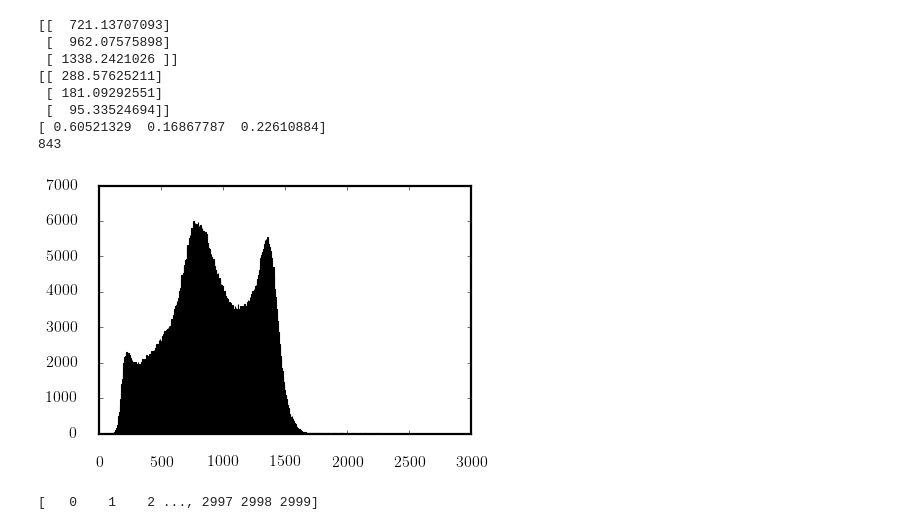
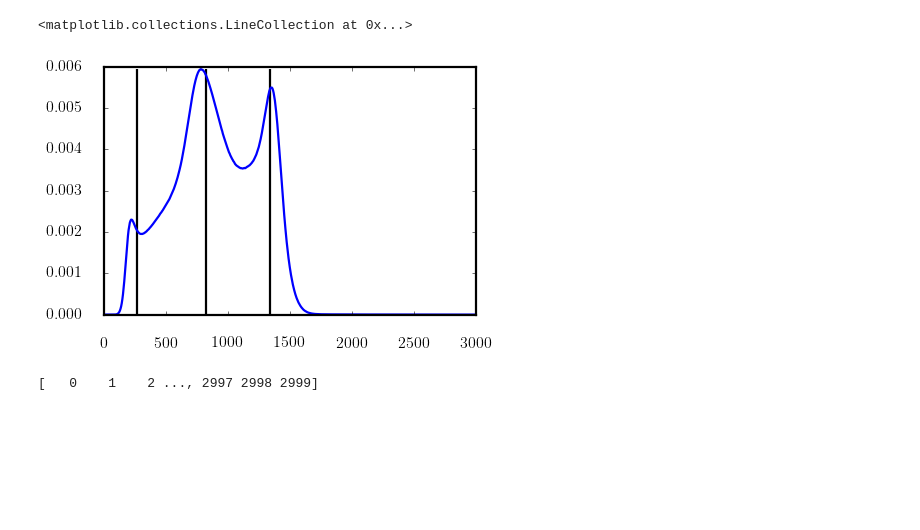
Before and after one commit to enucatl-phd/machine-learning-aging-brains, a Jupyter notebook: local_postprocessing/show_dataset.ipynb, the cells around one changed output. Cells and saved outputs as stored; diff of their text form; code cells hidden in the pictures; blank space fills up the shorter version.

```diff
--- a/local_postprocessing/show_dataset.ipynb
+++ b/local_postprocessing/show_dataset.ipynb
@@ -14,33 +17,12 @@ import glob
 # %%
-histogram = np.genfromtxt("../data/set_train_histogram.csv", skip_header=True, delimiter=",")
-n = 1000000
-histogram[:, 1] /= np.sum(histogram[:, 1])
-sampling = np.random.choice(histogram[:, 0], size=(n, 1), p=histogram[:, 1])
-weights = np.array([0.06, 0.72, 0.22])
-means = np.array([268.8299584, 825.967384, 1339.920449]).reshape(-1, 1)
-covariance = np.array([65.4319413**2, 261.051618**2, 93.081572**2]).reshape(-1, 1)
+weights = np.array([0.0620489, 0.722237, 0.215714])
+means = np.array([268.8299584, 825.967384, 1339.920449])
+sds = np.array([65.4319413, 261.051618, 93.081572])
-# %%
-gm.get_params()
-print(gm.means_)
-print(np.sqrt(gm.covariances_))
-print(gm.weights_)
-print(gm.n_iter_)
-# %% [output]
-[[  721.13707093]
- [  962.07575898]
- [ 1338.2421026 ]]
-[[ 288.57625211]
- [ 181.09292551]
- [  95.33524694]]
-[ 0.60521329  0.16867787  0.22610884]
-843
-# %%
-plt.figure()
-plt.hist(sampling, bins=600);
-# %% [output]
-[figure, removed]
 # %%
 plt.figure()
-plt.plot(histogram[:, 0], histogram[:, 1])
-plt.vlines(gm.means_, ymin=0, ymax=np.max(histogram[:, 1]))
+plt.plot(histogram[:, 0], histogram[:, 1]);
+plt.vlines(means, ymin=0, ymax=np.max(histogram[:, 1]))
+# %% [output]
+<matplotlib.collections.LineCollection at 0x...>
+[figure, added]
 # %%
```
Also changed, not shown: parts of 4 cells of this notebook, 2 other files.
